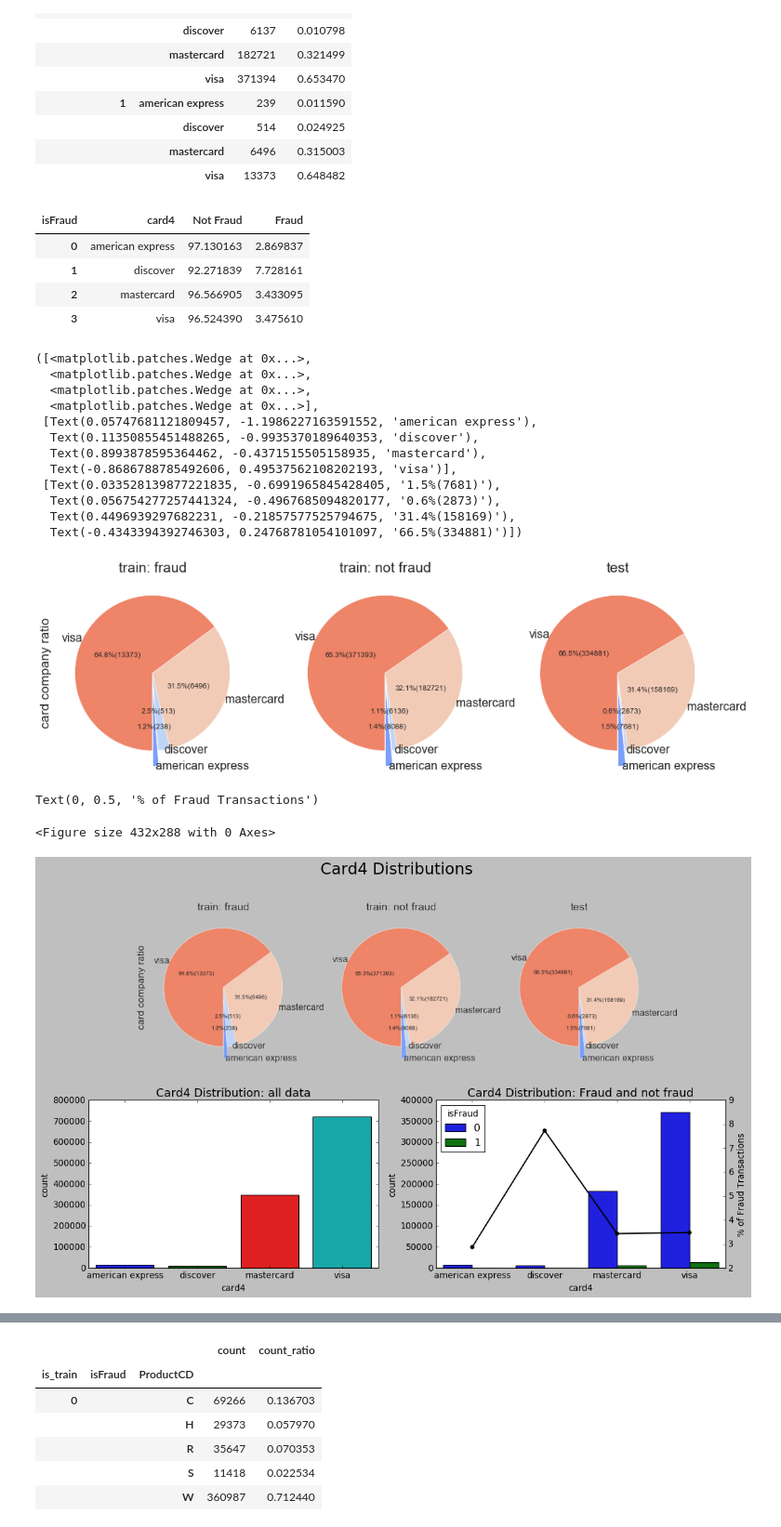
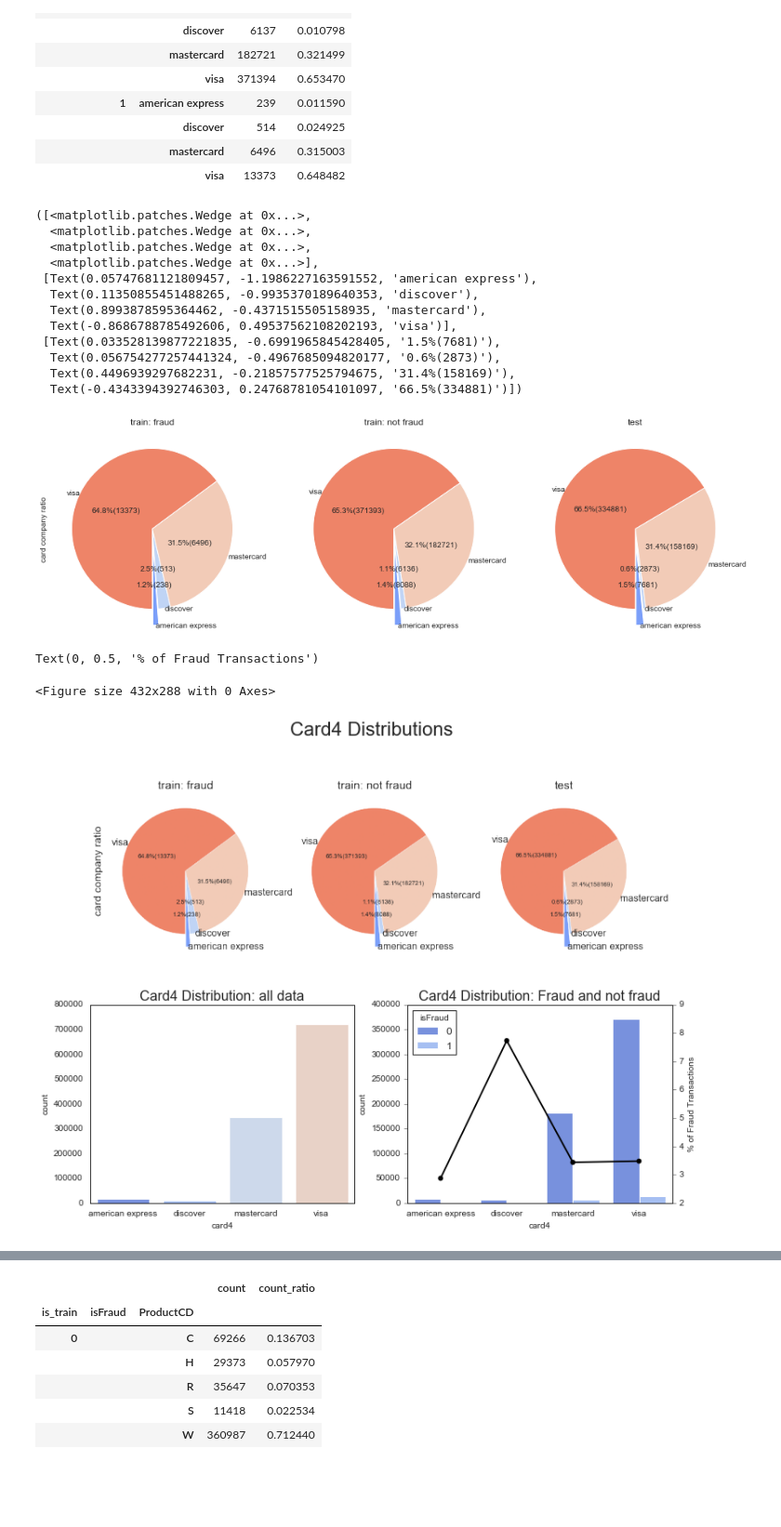
Before and after one commit to xinquan-wang/IEEE-CIS_Fraud_Detection, a Jupyter notebook: IEEE-CIS Fraud Detection.ipynb, the cells around one changed output, grey strips where cells are left out. Shown at 93% size. Cells and saved outputs as stored; diff of their text form; code cells hidden in the pictures; blank space fills up the shorter version.

```diff
--- a/IEEE-CIS Fraud Detection.ipynb
+++ b/IEEE-CIS Fraud Detection.ipynb
@@ -37,8 +37,8 @@ pd.set_option('display.max_columns', None)
 # %%
 import matplotlib.pyplot as plt
 import seaborn as sns
-plt.style.use('seaborn-poster')
-sns.set_palette('coolwarm')
+plt.style.use('classic')
+sns.set_palette('deep')
 sns.set_style('white')
 %matplotlib inline
 # %%
@@ -289,6 +289,12 @@ def resumetable(df):
         summary.loc[summary['Name'] == name, 'Entropy'] = round(stats.entropy(df[name].value_counts(normalize=True), base=2),2)
 
     return summary
+# %%
+def FraudRatio(col):
+    res = pd.crosstab(train[col], train['isFraud'], normalize='index') * 100
+    res = res.reset_index()
+    res.rename(columns={0:'Not Fraud', 1:'Fraud'}, inplace=True)
+    return res
 # %%
 def groupby_cnt_ratio(df, col):
     if isinstance(col, str):
@@ -449,14 +452,3 @@ groupby_cnt_ratio(df, 'card4')
 |  |  | discover | 514 | 0.024925 |
 |  |  | mastercard | 6496 | 0.315003 |
 |  |  | visa | 13373 | 0.648482 |
-# %%
-card4_norm = pd.crosstab(train['card4'], train['isFraud'], normalize='index') * 100
-card4_norm = card4_norm.reset_index()
-card4_norm.rename(columns={0:'Not Fraud', 1:'Fraud'}, inplace=True)
-card4_norm
-# %% [output]
-| isFraud | card4 | Not Fraud | Fraud |
-| 0 | american express | 97.130163 | 2.869837 |
-| 1 | discover | 92.271839 | 7.728161 |
-| 2 | mastercard | 96.566905 | 3.433095 |
-| 3 | visa | 96.524390 | 3.475610 |
@@ -472,3 +455,5 @@ def pie_param(ax, df, color_palette):
+# %%
+card4_norm = FraudRatio('card4')
 # %%
 card4_cnt = groupby_cnt_ratio(df, 'card4').reset_index()
 card4_cnt_train = card4_cnt[card4_cnt['is_train'] == 1]
@@ -479,11 +464,11 @@ card4_cnt_test = card4_cnt[card4_cnt['is_train'] == 0]
 pie_fig, ax = plt.subplots(1, 3, figsize=(16,9))
 ax[0].title.set_text('train: fraud')
 ax[0].set(ylabel='card company ratio')
-pie_param(ax[0], card4_cnt_train_fraud, "coolwarm")
+pie_param(ax[0], card4_cnt_train_fraud, 'card4', "coolwarm")
 ax[1].title.set_text('train: not fraud')
-pie_param(ax[1], card4_cnt_train_not_fraud, "coolwarm")
+pie_param(ax[1], card4_cnt_train_not_fraud, 'card4', "coolwarm")
 ax[2].title.set_text('test')
-pie_param(ax[2], card4_cnt_test, "coolwarm")
+pie_param(ax[2], card4_cnt_test, 'card4', "coolwarm")
 # %% [output]
 ([<matplotlib.patches.Wedge at 0x...>,
   <matplotlib.patches.Wedge at 0x...>,
@@ -497,30 +482,29 @@ pie_param(ax[2], card4_cnt_test, "coolwarm")
   Text(0.056754277257441324, -0.4967685094820177, '0.6%(2873)'),
   Text(0.4496939297682231, -0.21857577525794675, '31.4%(158169)'),
   Text(-0.4343394392746303, 0.24768781054101097, '66.5%(334881)')])
-[figure, old version]
+[figure, new version]
 # %%
 import matplotlib.image as mpimg
 pie_chart = mpimg.imread('./Fig/Card_company.png')
 # %%
 plt.tight_layout()
-plt.style.use('classic')
-plt.figure(figsize=(16,9))
+plt.figure(figsize=(12,9))
 plt.suptitle('Card4 Distributions', fontsize=22)
 
 plt.subplot(211)
 plt.imshow(pie_chart)
 plt.axis('off')
 
 plt.subplot(223)
 g = sns.countplot(x='card4', data=df).set_title('Card4 Distribution: all data', fontsize=16)
 
 plt.subplot(224)
 g1 = sns.countplot(x='card4', data=train, hue='isFraud')
 gt = g1.twinx()
 gt = sns.pointplot(x='card4', y='Fraud', data=card4_norm, color='black', legend=False)
 g1.set_title('Card4 Distribution: Fraud and not fraud', fontsize=16)
 gt.set_ylabel("% of Fraud Transactions")
 # %% [output]
 Text(0, 0.5, '% of Fraud Transactions')
 <Figure size 432x288 with 0 Axes>
-[figure, old version]
+[figure, new version]
```
Also changed, not shown: parts of 27 cells of this notebook, 1 other file.
